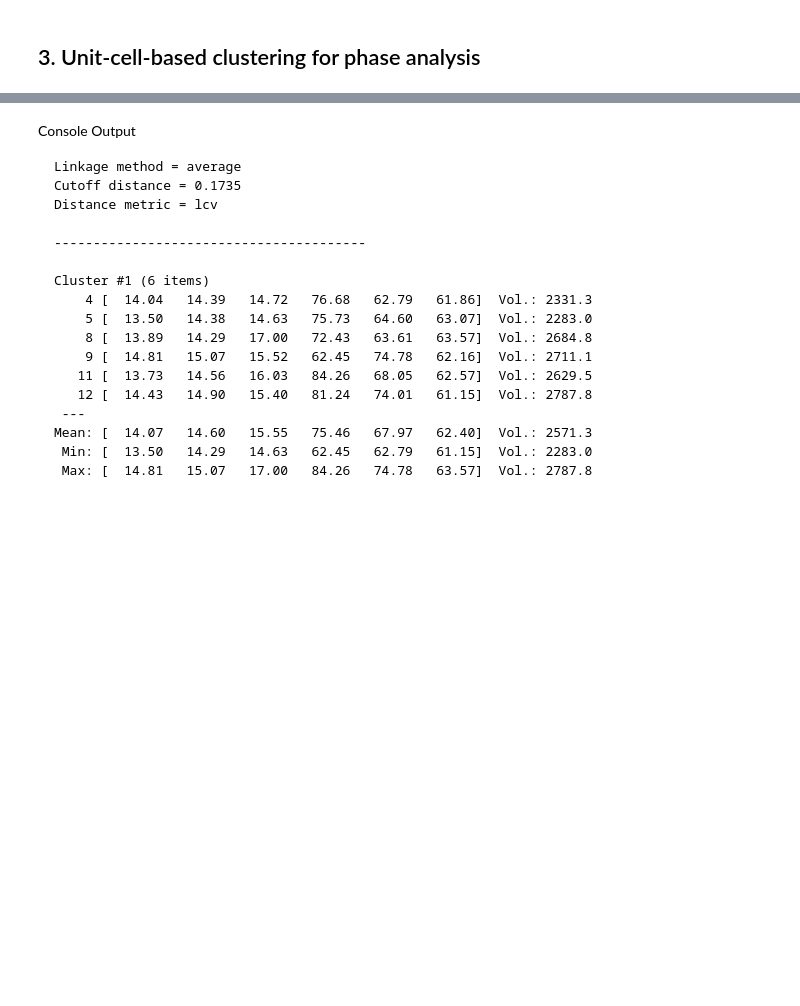
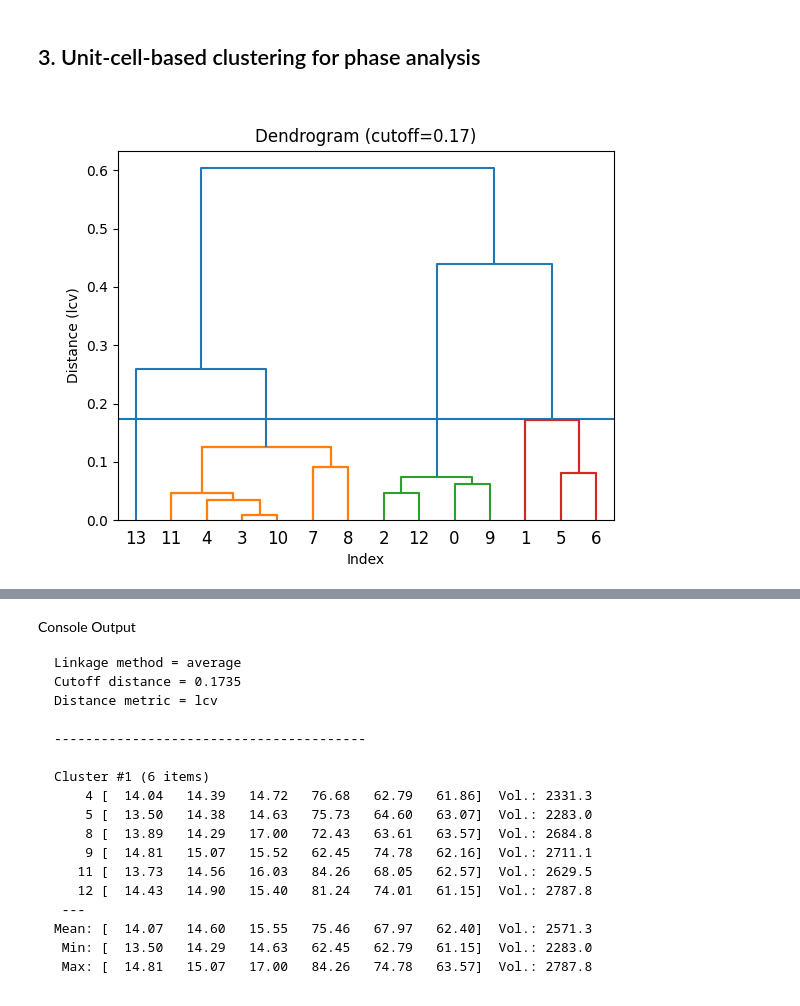
Before and after one commit to instamatic-dev/edtools, a Jupyter notebook: docs/examples/edtools_demo.ipynb, the cells around one changed output, grey strips where cells are left out. Saved outputs shown, nothing was run; the diff lists cells and outputs as text; code cells hidden in the pictures; blank space fills up the shorter version.

```diff
--- a/docs/examples/edtools_demo.ipynb
+++ b/docs/examples/edtools_demo.ipynb
@@ -73,3 +73,8 @@ Spgr    5 - Cell      13.69     25.42     14.90     90.00    115.84     90.00 -
 ## 3. Unit-cell-based clustering for phase analysis
 # %%
 !edtools.find_cell cells.yaml -s --cluster --metric lcv
+# %%
+from IPython.display import Image
+Image('https://github.com/instamatic-dev/edtools/raw/master/docs/examples/find_cell_step3.png', embed=True)
+# %% [output]
+[figure, added]
```
Also changed, not shown: parts of 3 cells of this notebook.
